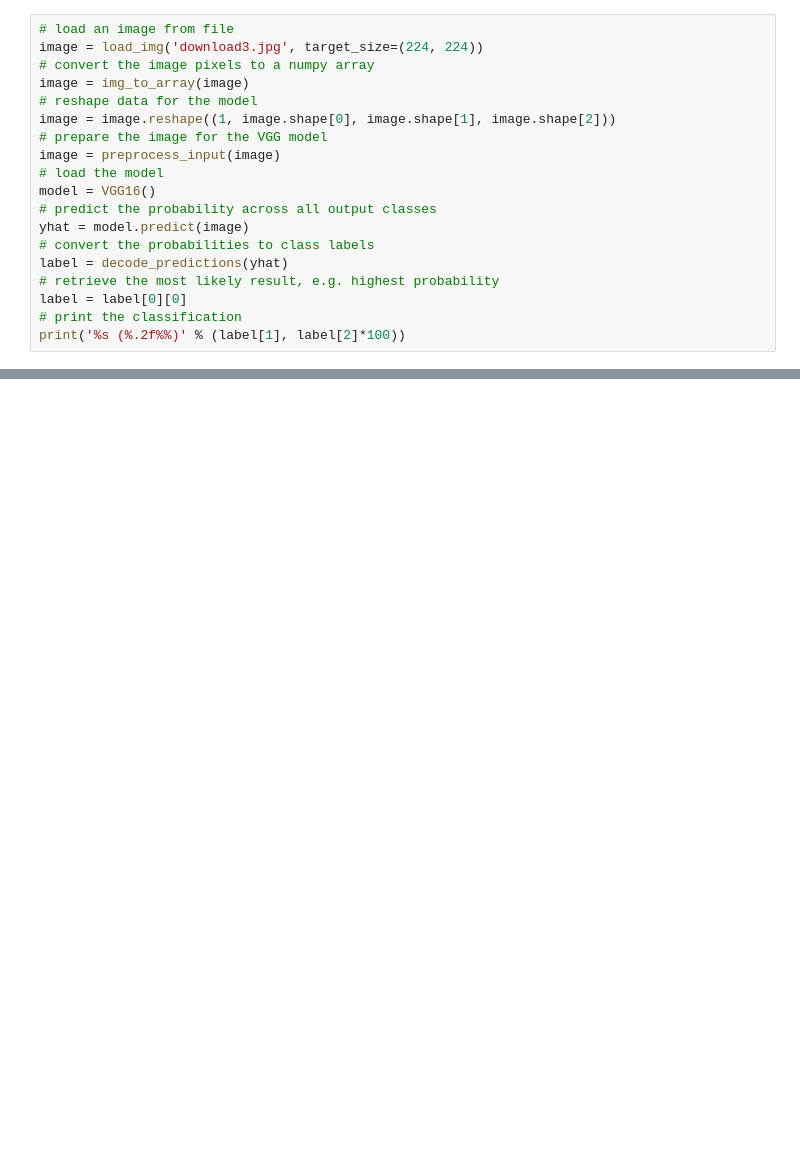
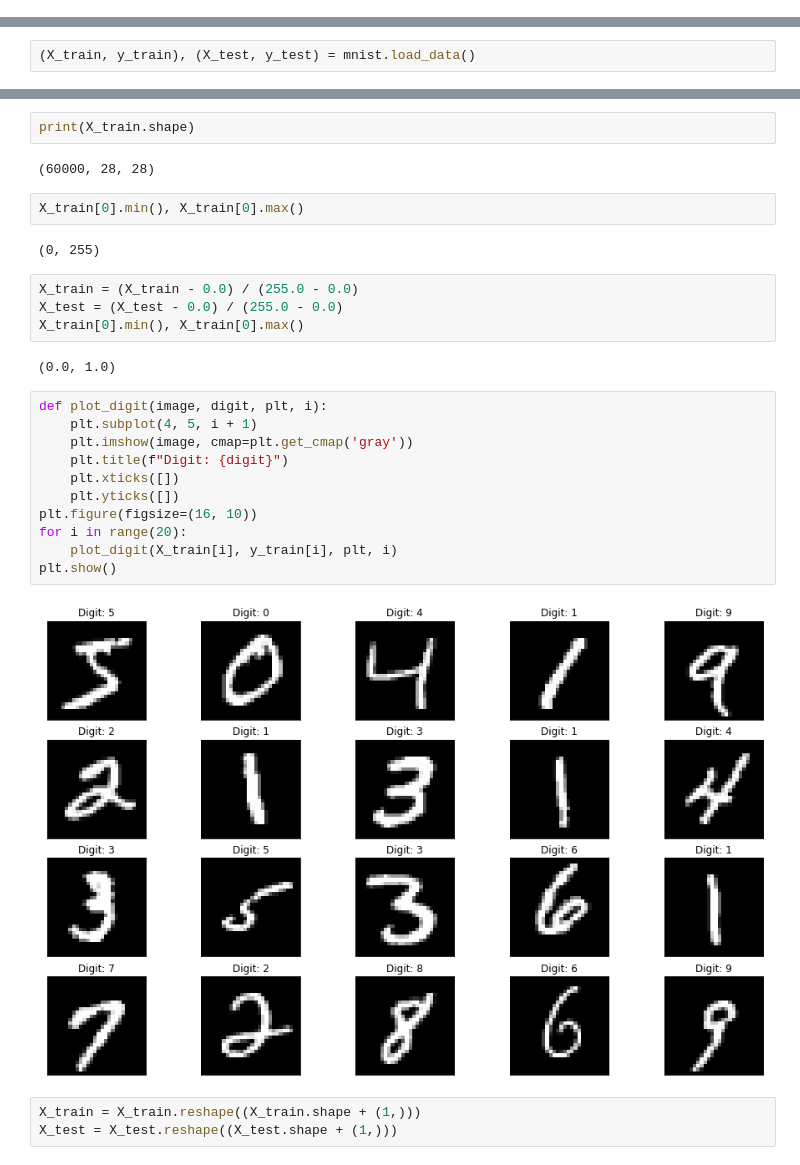
Before and after one commit to ld1ld/a, a Jupyter notebook: 6.ipynb, the cells around one changed output, grey strips where cells are left out. Saved outputs shown, nothing was run; the diff lists cells and outputs as text; blank space fills up the shorter version.

```diff
--- a/6.ipynb
+++ b/6.ipynb
@@ -62,19 +0,0 @@ valley (44.85%)
-# %%
-# load an image from file
-image = load_img('download3.jpg', target_size=(224, 224))
-# convert the image pixels to a numpy array
-image = img_to_array(image)
-# reshape data for the model
-image = image.reshape((1, image.shape[0], image.shape[1], image.shape[2]))
-# prepare the image for the VGG model
-image = preprocess_input(image)
-# load the model
-model = VGG16()
-# predict the probability across all output classes
-yhat = model.predict(image)
-# convert the probabilities to class labels
-label = decode_predictions(yhat)
-# retrieve the most likely result, e.g. highest probability
-label = label[0][0]
-# print the classification
-print('%s (%.2f%%)' % (label[1], label[2]*100))
@@ -83,0 +13,2 @@ golden_retriever (84.78%)
+# %%
+(X_train, y_train), (X_test, y_test) = mnist.load_data()
@@ -83,0 +18,30 @@ golden_retriever (84.78%)
+# %%
+print(X_train.shape)
+# %% [output]
+(60000, 28, 28)
+# %%
+X_train[0].min(), X_train[0].max()
+# %% [output]
+(0, 255)
+# %%
+X_train = (X_train - 0.0) / (255.0 - 0.0)
+X_test = (X_test - 0.0) / (255.0 - 0.0)
+X_train[0].min(), X_train[0].max()
+# %% [output]
+(0.0, 1.0)
+# %%
+def plot_digit(image, digit, plt, i):
+    plt.subplot(4, 5, i + 1)
+    plt.imshow(image, cmap=plt.get_cmap('gray'))
+    plt.title(f"Digit: {digit}")
+    plt.xticks([])
+    plt.yticks([])
+plt.figure(figsize=(16, 10))
+for i in range(20):
+    plot_digit(X_train[i], y_train[i], plt, i)
+plt.show()
+# %% [output]
+[figure, added]
+# %%
+X_train = X_train.reshape((X_train.shape + (1,)))
+X_test = X_test.reshape((X_test.shape + (1,)))
```
Also changed, not shown: parts of 15 cells of this notebook.
